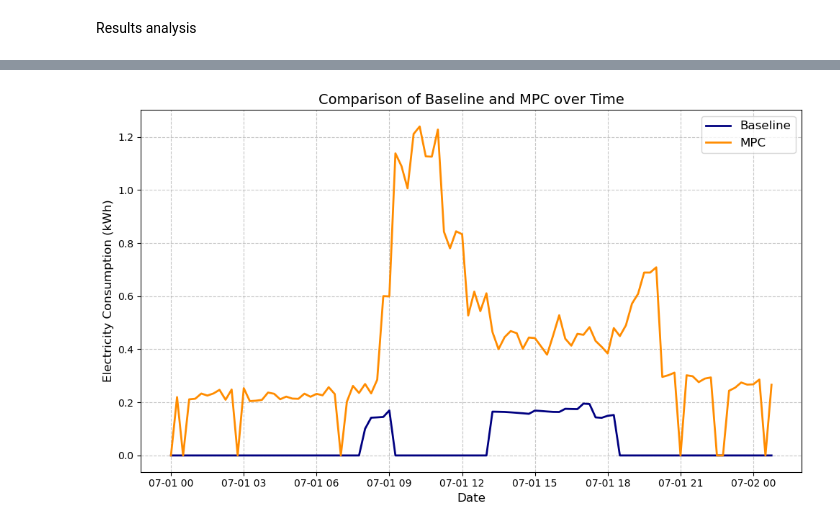
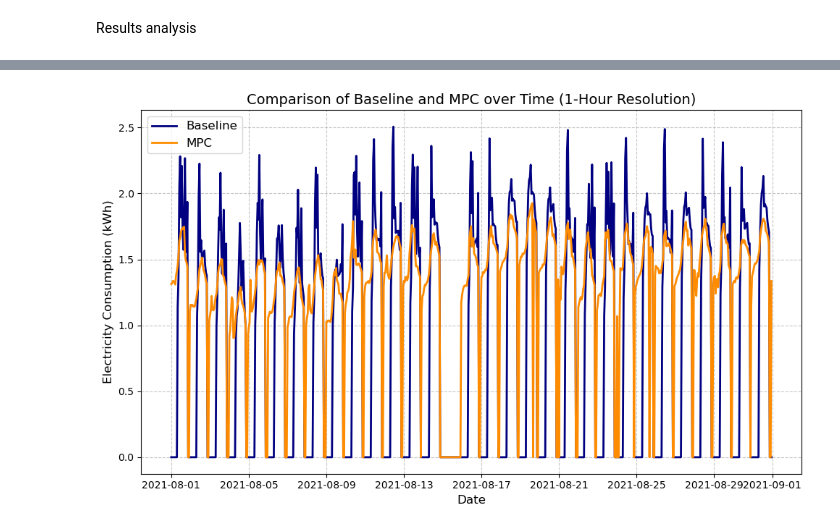
Before and after one commit to KrisCHEN8/PCM_RL-MPC, a Jupyter notebook: results/analysis.ipynb, the cells around one changed output, grey strips where cells are left out. Cells and saved outputs as stored; diff of their text form; code cells hidden in the pictures.

```diff
--- a/results/analysis.ipynb
+++ b/results/analysis.ipynb
@@ -191,23 +36,19 @@ baseline_30T = pd.read_pickle('./baseline_30T.pkl')
 baseline_1H = pd.read_pickle('./baseline_1H.pkl')
 # %%
 # For 15-minute resolution
-date_index_15T = pd.date_range(start='2021-07-01 00:00:00', periods=len(df_results_15T), freq='15min')
+date_index_15T = pd.date_range(start='2021-08-01 00:00:00', periods=len(df_results_15T), freq='15min')
 df_results_15T.index = date_index_15T
 df_results_15T['EER'] = df_results_15T['Q_cool'] * df_results_15T['EER'] / (df_results_15T['Q_cool'] + 1e-3)
 df_results_15T['e_hp'] = df_results_15T['Q_cool'] * df_results_15T['e_hp'] / (df_results_15T['Q_cool'] + 1e-3)
 
 # For 30-minute resolution
-date_index_30T = pd.date_range(start='2021-07-01 00:00:00', periods=len(df_results_30T), freq='30min')
+date_index_30T = pd.date_range(start='2021-08-01 00:00:00', periods=len(df_results_30T), freq='30min')
 df_results_30T.index = date_index_30T
 df_results_30T['EER'] = df_results_30T['Q_cool'] * df_results_30T['EER'] / (df_results_30T['Q_cool'] + 1e-3)
 df_results_30T['e_hp'] = df_results_30T['Q_cool'] * df_results_30T['e_hp'] / (df_results_30T['Q_cool'] + 1e-3)
 
 # For 1-hour resolution
-date_index_1H = pd.date_range(start='2021-07-01 00:00:00', periods=len(df_results_1H), freq='1h')
+date_index_1H = pd.date_range(start='2021-08-01 00:00:00', periods=len(df_results_1H), freq='1h')
 df_results_1H.index = date_index_1H
 df_results_1H['EER'] = df_results_1H['Q_cool'] * df_results_1H['EER'] / (df_results_1H['Q_cool'] + 1e-3)
 df_results_1H['e_hp'] = df_results_1H['Q_cool'] * df_results_1H['e_hp'] / (df_results_1H['Q_cool'] + 1e-3)
-# %%
-baseline_15T.index = pd.date_range(start='2021-01-01 00:00:00', periods=len(baseline_15T), freq='15min')
-baseline_30T.index = pd.date_range(start='2021-01-01 00:00:00', periods=len(baseline_30T), freq='30min')
-baseline_1H.index = pd.date_range(start='2021-01-01 00:00:00', periods=len(baseline_1H), freq='1h')
@@ -214,33 +140,28 @@ baseline_1H.index = pd.date_range(start='2021-01-01 00:00:00', periods=len(basel
 # %%
-# Extract relevant data
-baseline_15T_val = baseline_15T.loc[date_index_15T, 'e']
-rl_mpc_val = df_results_15T['e_hp']
+# Extract relevant data for 1-hour resolution
+baseline_1H_val = baseline_1H.loc[date_index_1H, 'e_hp']
+rl_mpc_val_1H = df_results_1H['e_hp']
 
-# Create a figure and axis
+# Create a figure for 1-hour resolution
 plt.figure(figsize=(10, 6))
 
-# Plot the baseline
-plt.plot(baseline_15T_val[:100], label='Baseline', color='navy', linewidth=2)
+# Plot the baseline data
+plt.plot(baseline_1H_val, label='Baseline', color='navy', linewidth=2)
 
-# Plot the RL-MPC
-plt.plot(rl_mpc_val[:100], label='MPC', color='darkorange', linewidth=2)
+# Plot the MPC data
+plt.plot(rl_mpc_val_1H, label='MPC', color='darkorange', linewidth=2)
 
-# Add a title and labels
-plt.title('Comparison of Baseline and MPC over Time', fontsize=14)
+# Add title and axis labels
+plt.title('Comparison of Baseline and MPC over Time (1-Hour Resolution)', fontsize=14)
 plt.xlabel('Date', fontsize=12)
 plt.ylabel('Electricity Consumption (kWh)', fontsize=12)
 
-# Show legend
+# Add legend and grid
 plt.legend(loc='best', fontsize=12)
-
-# Add grid lines for readability
 plt.grid(True, linestyle='--', alpha=0.7)
 
-# (Optional) Adjust the x-axis to show dates more clearly
-# plt.xticks(rotation=45)
-
-# Display the plot
+# Adjust layout and display the plot
 plt.tight_layout()
 plt.show()
 # %% [output]
-[figure, old version]
+[figure, new version]
```
Also changed, not shown: parts of 20 cells of this notebook, 26 other files.
